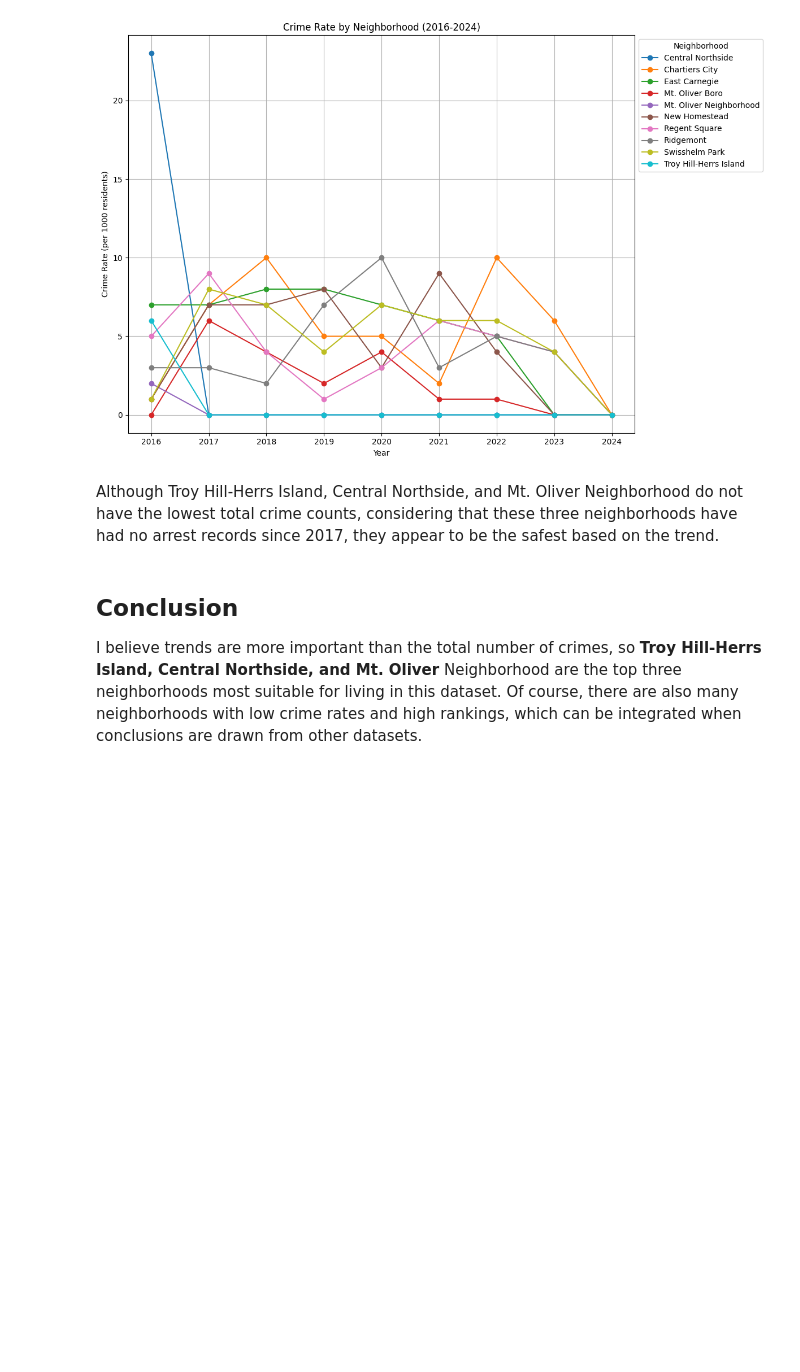
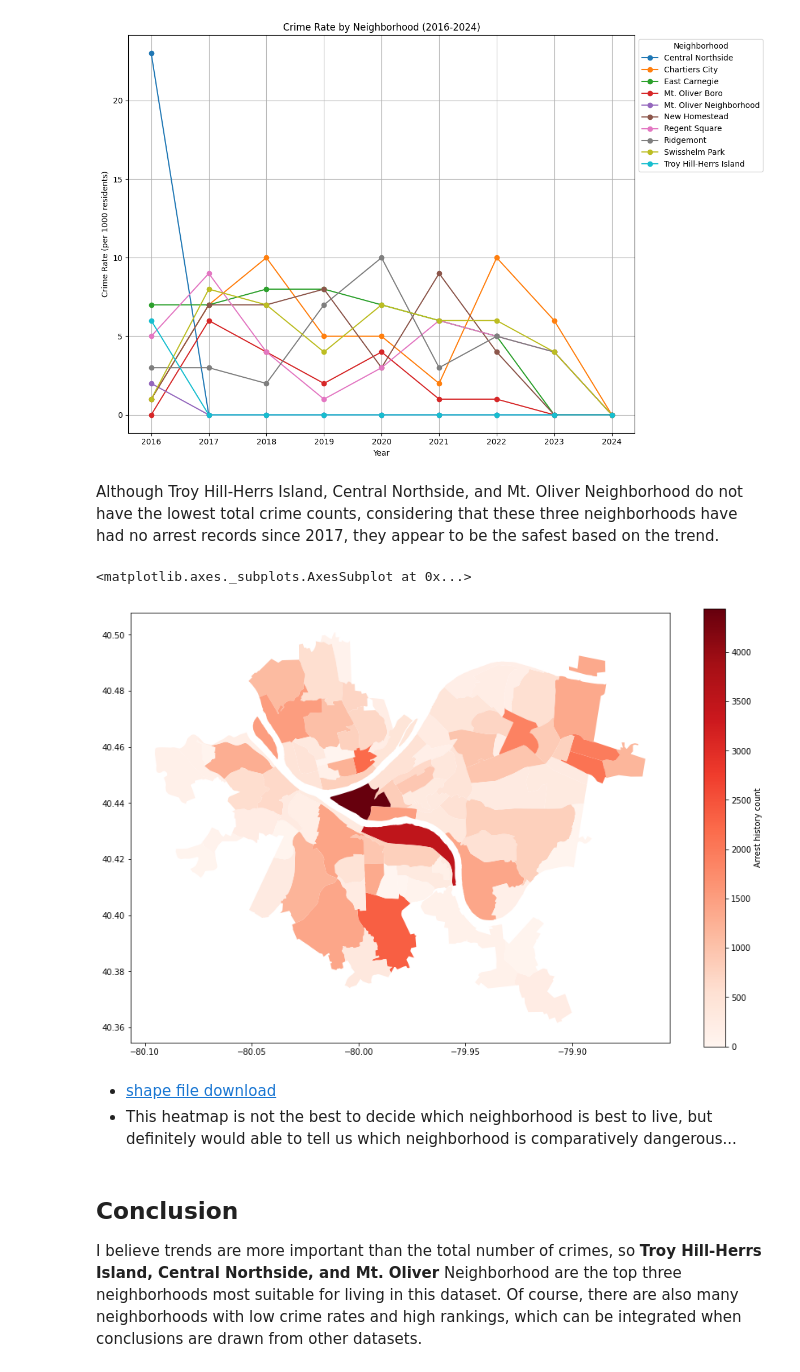
Before and after one commit to Irisiiin/Final-Project-Group-1_CMPINF0010, a Jupyter notebook: Irisin's work/policeArrestDataAnalysis_Irisin.ipynb, the cells around one changed output. Drawn from its saved outputs; the diff is of its cells as text; code cells hidden in the pictures; blank space fills up the shorter version.

```diff
--- a/Irisin's work/policeArrestDataAnalysis_Irisin.ipynb
+++ b/Irisin's work/policeArrestDataAnalysis_Irisin.ipynb
@@ -162,6 +162,30 @@ plt.show()
 [figure]
 # %% [markdown]
 Although Troy Hill-Herrs Island, Central Northside, and Mt. Oliver Neighborhood do not have the lowest total crime counts, considering that these three neighborhoods have had no arrest records since 2017, they appear to be the safest based on the trend.
+# %%
+# read data
+import pandas as pd
+import geopandas as gpd
+from shapely.geometry import Point
+
+
+crime_data = pd.read_csv('Pittsburgh Police Arrest Data.csv')
+city_pitts_gdf = gpd.read_file("City_of_Pittsburgh_Neighborhoods.shp")
+
+# crime_counts = crime_data['INCIDENTNEIGHBORHOOD'].value_counts().reset_index()
+crime_counts = crime_data['INCIDENTNEIGHBORHOOD'].value_counts()
+
+city_pitts_gdf['crime_count'] = city_pitts_gdf['HOOD'].map(crime_counts).fillna(0)
+
+city_pitts_gdf.plot(column = 'crime_count', legend = True, cmap = "Reds", figsize=(15, 10), legend_kwds={"label": "Arrest history count"})
+
+# city_pitts_gdf.plot(column = 'tree_count', legend = True, cmap = "Greens", figsize=(15, 10), legend_kwds={"label": "Density of Trees"})
+# %% [output]
+<matplotlib.axes._subplots.AxesSubplot at 0x...>
+[figure, added]
+# %% [markdown]
+- [shape file download](https://spcgis-spc.hub.arcgis.com/datasets/SPC::city-of-pittsburgh-neighborhoods/explore?location=40.432071%2C-79.980596%2C11.99)
+- This heatmap is not the best to decide which neighborhood is best to live, but definitely would able to tell us which neighborhood is comparatively dangerous...
 # %% [markdown]
 ## Conclusion
 
```
